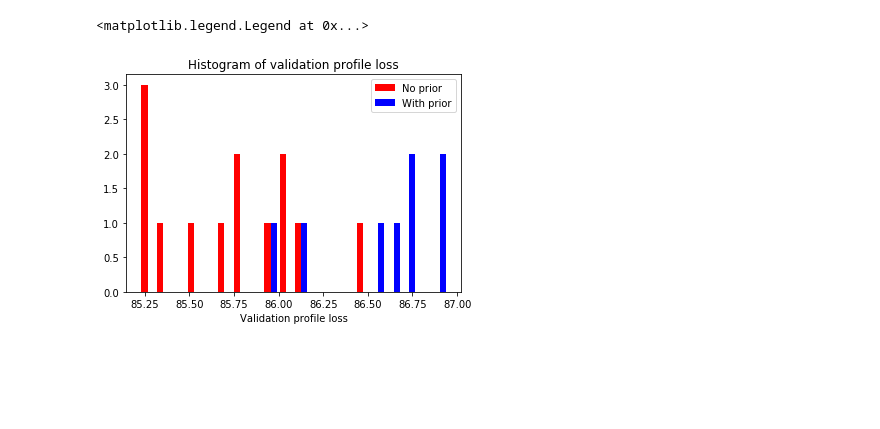
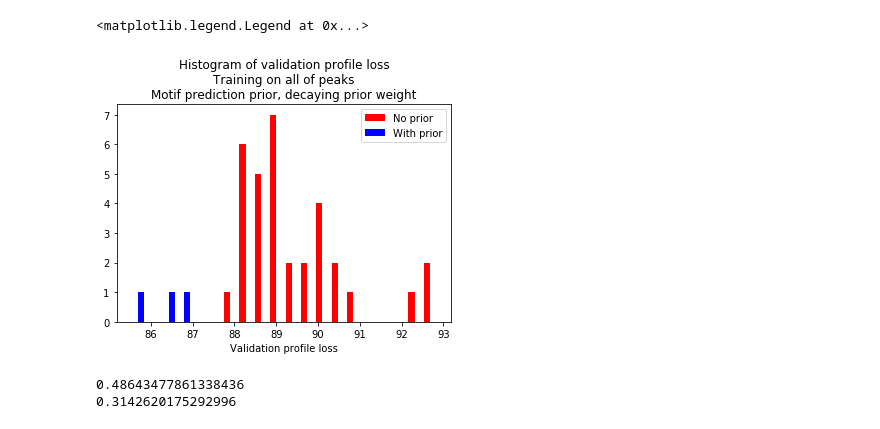
Before and after one commit to amtseng/fourier_attribution_priors, a Jupyter notebook: notebooks/training_statistics.ipynb, the cells around one changed output. Cells and saved outputs as stored; diff of their text form; code cells hidden in the pictures; blank space fills up the shorter version.

Commit message:
Incorporate motif scanning prior into training/data loading

```diff
--- a/notebooks/training_statistics.ipynb
+++ b/notebooks/training_statistics.ipynb
@@ -104,6 +104,6 @@ def print_validation_profile_and_prior_losses(condition):
         print("\t" + " ".join(["%6.4f" % i for i in np.mean(metrics["val_pos_att_losses"]["values"], axis=1)]))
     return all_vals
 # %%
-noprior_vals = print_validation_profile_and_prior_losses("exploring_data_dropping_1/SPI1")
+noprior_vals = print_validation_profile_and_prior_losses("SPI1")
 # %% [output]
 Best profile loss overall:
@@ -126,4 +126,4 @@ Best epoch in each run:
 # %%
-prior_vals = print_validation_profile_and_prior_losses("exploring_data_dropping_1/SPI1_prior_freqlimit160")
+prior_vals = print_validation_profile_and_prior_losses("SPI1_motifpredprior_attdecay")
 # %% [output]
 Best profile loss overall:
@@ -146,2 +145,0 @@ Best epoch in each run:
-# %%
-noprior_vals = print_validation_profile_and_prior_losses("SPI1_keep1")
@@ -166,2 +145,0 @@ Best epoch in each run:
-# %%
-prior_vals = print_validation_profile_and_prior_losses("SPI1_prior_keep1_freqlimit160_limitsoft0.5")
@@ -188,13 +148,16 @@ import matplotlib.pyplot as plt
 # %%
 bin_num = 20
 plt.figure()
 plt.hist(
     [np.array(list(noprior_vals.values())), np.array(list(prior_vals.values()))],
     bin_num, histtype="bar",
     label=["No prior", "With prior"], color=["red", "blue"])
-plt.title("Histogram of validation profile loss")
+title = "Histogram of validation profile loss"
+title += "\nTraining on all of peaks"
+title += "\nMotif prediction prior, decaying prior weight"
+plt.title(title)
 plt.xlabel("Validation profile loss")
 plt.legend()
 # %% [output]
 <matplotlib.legend.Legend at 0x...>
-[figure, old version]
+[figure, new version]
@@ -200,0 +168,7 @@ plt.legend()
+# %%
+t, p = scipy.stats.ttest_ind(np_vals, p_vals)
+print(t)
+print(p / 2)
+# %% [output]
+0.48643477861338436
+0.3142620175292996
```
Also changed, not shown: parts of 6 cells of this notebook, 7 other files.
